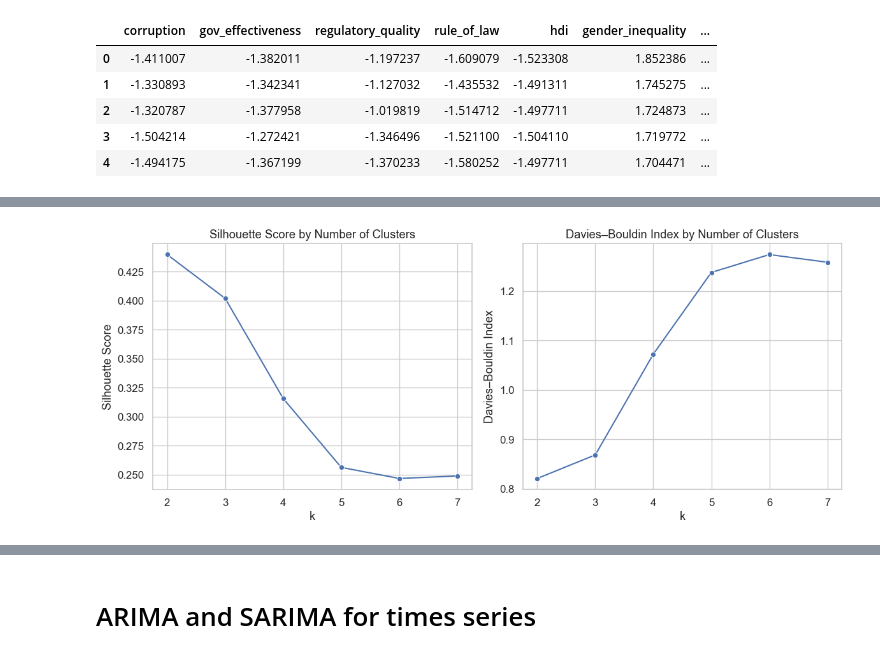
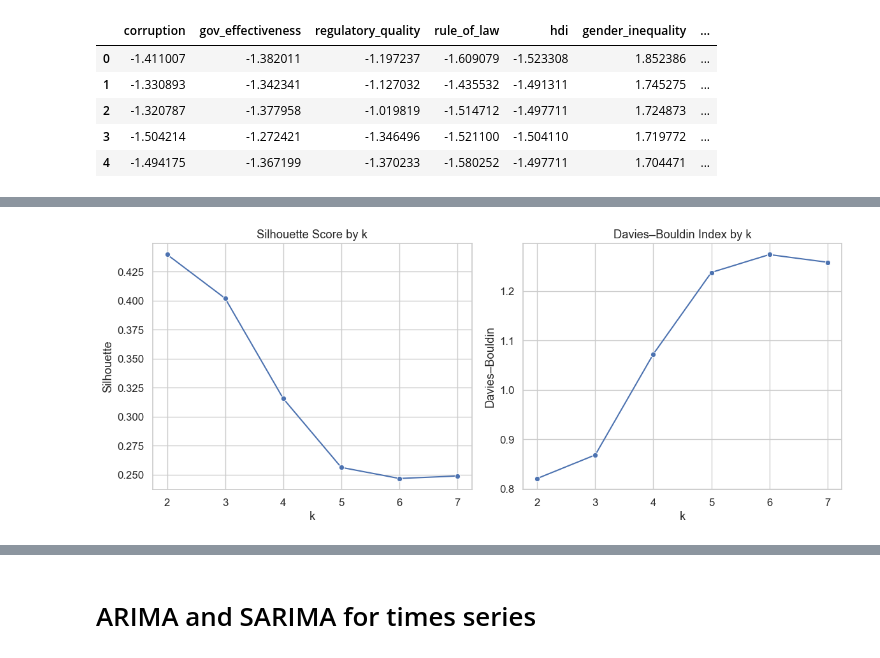
Before and after one commit to moonexca/governance-effectiveness-global-society-ml, a Jupyter notebook: MachineLearning_SoledadYash.ipynb, the cells around one changed output, grey strips where cells are left out. Cells and saved outputs as stored; diff of their text form; code cells hidden in the pictures.

```diff
--- a/MachineLearning_SoledadYash.ipynb
+++ b/MachineLearning_SoledadYash.ipynb
@@ -600,9 +584,11 @@ scaled_df['gni_per_capita'] = np.clip(
 from sklearn.preprocessing import StandardScaler
 
 # Selected variables based on institutional and human development dimensions
-features = ['corruption', 'gov_effectiveness', 'regulatory_quality', 'rule_of_law','hdi', 'gender_inequality', 'expected_school', 'mean_school','gni_per_capita', 'life_expectancy']
+features = ['corruption', 'gov_effectiveness', 'regulatory_quality', 'rule_of_law','hdi', 'gender_inequality', 'expected_school', 'mean_school',
+            'gni_per_capita', 'life_expectancy']
 
-# Standardize to avoid scale dominance (especially GNI)
+X = df[features].copy()
+
 scaler = StandardScaler()
 X_scaled = scaler.fit_transform(X)
 scaled_df = pd.DataFrame(X_scaled, columns=features)
@@ -617,30 +607,34 @@ scaled_df.head()
+# %%
+# Elbow method to check how many clusters make sense
+from sklearn.cluster import KMeans
+inertia = []
+K = range(2, 9)
+for k in K:
+    km = KMeans(n_clusters=k, random_state=42)
+    km.fit(X_scaled)
+    inertia.append(km.inertia_)
 # %%
-# K-Means and Agglomerative Clustering
-
-from sklearn.cluster import KMeans, AgglomerativeClustering
+# Silhouette and Davies–Bouldin for k validation
 from sklearn.metrics import silhouette_score, davies_bouldin_score
 
-# Determine optimal k using Silhouette and Davies–Bouldin
 silhouette_scores, davies_scores = [], []
-K_range = range(2, 8)
-
-for k in K_range:
-    kmeans = KMeans(n_clusters=k, random_state=42)
-    labels = kmeans.fit_predict(X_scaled)
+for k in range(2, 8):
+    km = KMeans(n_clusters=k, random_state=42)
+    labels = km.fit_predict(X_scaled)
     silhouette_scores.append(silhouette_score(X_scaled, labels))
     davies_scores.append(davies_bouldin_score(X_scaled, labels))
 
 fig, axes = plt.subplots(1, 2, figsize=(12, 5))
-sns.lineplot(x=list(K_range), y=silhouette_scores, marker='o', ax=axes[0])
-axes[0].set_title("Silhouette Score by Number of Clusters")
+sns.lineplot(x=list(range(2,8)), y=silhouette_scores, marker='o', ax=axes[0])
+axes[0].set_title("Silhouette Score by k")
 axes[0].set_xlabel("k")
-axes[0].set_ylabel("Silhouette Score")
+axes[0].set_ylabel("Silhouette")
 
-sns.lineplot(x=list(K_range), y=davies_scores, marker='o', ax=axes[1])
-axes[1].set_title("Davies–Bouldin Index by Number of Clusters")
+sns.lineplot(x=list(range(2,8)), y=davies_scores, marker='o', ax=axes[1])
+axes[1].set_title("Davies–Bouldin Index by k")
 axes[1].set_xlabel("k")
-axes[1].set_ylabel("Davies–Bouldin Index")
+axes[1].set_ylabel("Davies–Bouldin")
 plt.tight_layout()
 plt.show()
 # %% [output]
-[figure, old version]
+[figure, new version]
```
Also changed, not shown: parts of 37 cells of this notebook.
